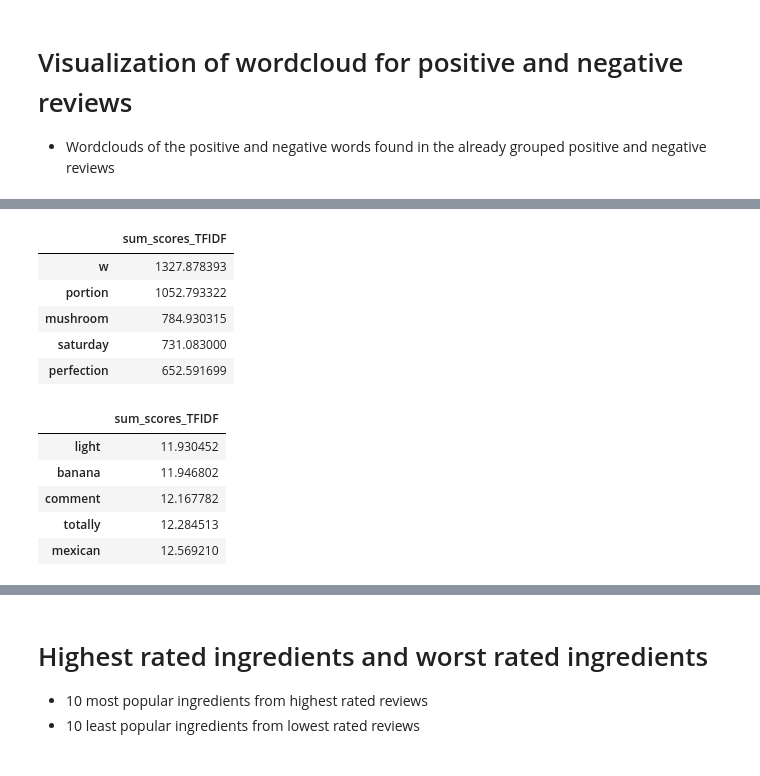
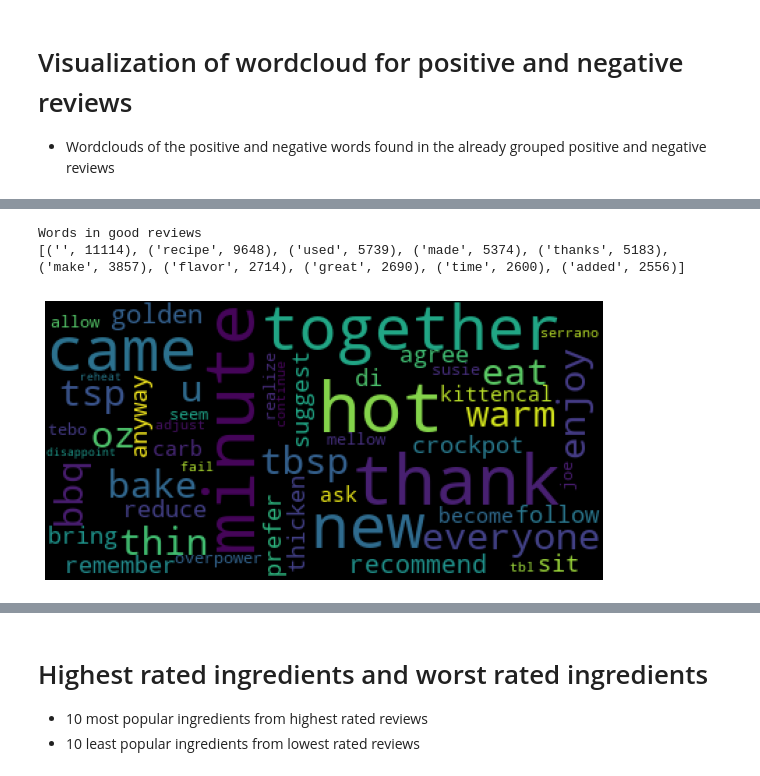
Before and after one commit to lucialarraona/finalproject_socialgraphs22, a Jupyter notebook: Notebooks/nlp_analysis.ipynb, the cells around one changed output, grey strips where cells are left out. Drawn from its saved outputs; the diff is of its cells as text; code cells hidden in the pictures.

```diff
--- a/Notebooks/nlp_analysis.ipynb
+++ b/Notebooks/nlp_analysis.ipynb
@@ -696,25 +719,28 @@ VOCABULARY
-# %%
-# probability sum
-sum_scores = pd.DataFrame(textmatrix.sum(),columns=['sum_scores_TFIDF'])
-
-#high usage of words in reviews
-sum_scores.sort_values(by='sum_scores_TFIDF',ascending=False)[:5]
-# %% [output]
-|  | sum_scores_TFIDF |
-| w | 1327.878393 |
-| portion | 1052.793322 |
-| mushroom | 784.930315 |
-| saturday | 731.083000 |
-| perfection | 652.591699 |
-# %%
-#  words used by many people or less frequent in sentences
-x = sum_scores.sort_values(by='sum_scores_TFIDF',ascending = True)
-x.head(5)
-# %% [output]
-|  | sum_scores_TFIDF |
-| light | 11.930452 |
-| banana | 11.946802 |
-| comment | 12.167782 |
-| totally | 12.284513 |
-| mexican | 12.569210 |
+# %%
+# Calculate TFIDF for the ingredient list of good reviews (flat_list)
+
+from nltk.probability import FreqDist
+TF_com = FreqDist(flat_list)
+
+most_common = TF_com.most_common(10)
+print(f'Words in good reviews')
+print(most_common)
+
+import math
+IDF = []
+for term, term_freq in TF_com.items():
+    term_IDF = math.log(float(1) / term_freq + 1)
+    IDF.append((term,term_IDF))
+
+# convert to dict to multiply easy
+dict_1 = dict(TF_com)
+dict_2 = dict(IDF)
+TF_IDF = {key: dict_1[key] * dict_2[key] for key in dict_1}
+TF_IDF = dict(sorted(TF_IDF.items(), key=lambda item: item[1], reverse=True))
+#print(TF_IDF)
+wc(TF_IDF.keys(),'black','Common Words' )
+# %% [output]
+Words in good reviews
+[('', 11114), ('recipe', 9648), ('used', 5739), ('made', 5374), ('thanks', 5183), ('make', 3857), ('flavor', 2714), ('great', 2690), ('time', 2600), ('added', 2556)]
+[figure, added]
 # %%
```
Also changed, not shown: parts of 23 cells of this notebook, 2 other files.
